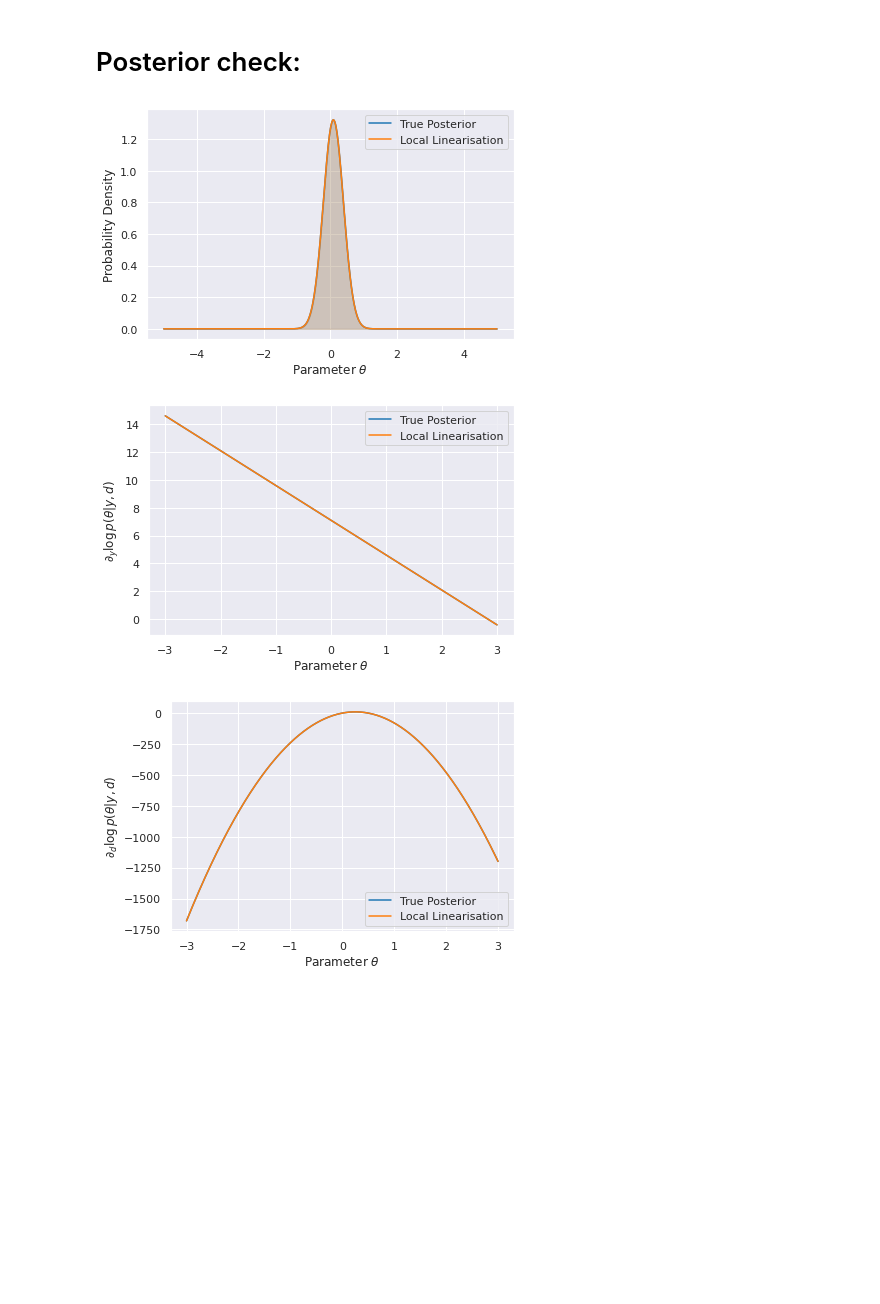
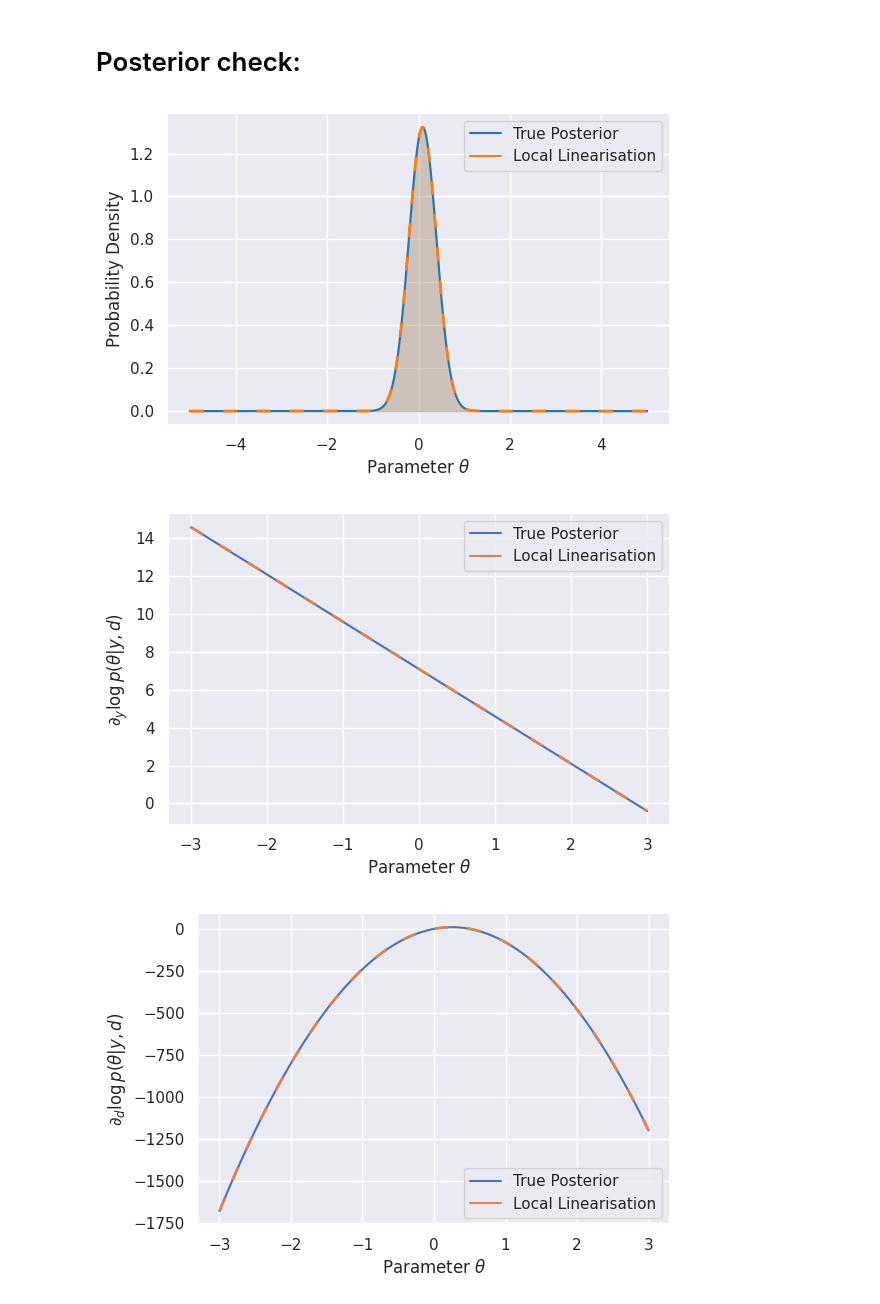
Before and after one commit to mabilton/bayesian_oed_bilton_masters, a Jupyter notebook: chapter_3/0_local_linearisation_verification.ipynb, the cells around one changed output. Saved outputs shown, nothing was run; the diff lists cells and outputs as text; code cells hidden in the pictures; blank space fills up the shorter version.

Commit message:
Dashed lines for chap 2 local lin figs.

```diff
--- a/chapter_3/0_local_linearisation_verification.ipynb
+++ b/chapter_3/0_local_linearisation_verification.ipynb
@@ -18,7 +19,7 @@ palette = sns.color_palette()
 # Seaborn theme:
 sns.set_theme(style='darkgrid')
 # %%
-fig_save_dir = './figs/locallin'
+fig_save_dir = './figs/'
 if not os.path.isdir(fig_save_dir):
     os.mkdir(fig_save_dir)
 # %% [markdown]
@@ -69,10 +68,13 @@ d = jnp.array([[0]])
 pdfs = {'True Posterior': jnp.exp(true_posterior['logpdf'](theta_plot, y, d)),
         'Local Linearisation': jnp.exp(approx_posterior.logpdf(theta_plot, y, d)['logpdf'])}
 plotting_helpers.plot_distributions(pdfs, theta_plot, 'Parameter $\\theta$')
+ax = plt.gca()
+ax.lines[1].set_linestyle((0,(5,7)))
+ax.lines[1].set_linewidth(2)
 plt.tight_layout()
 plt.savefig(os.path.join(fig_save_dir, 'll_post.pdf'), bbox_inches='tight')
 # %% [output]
-[figure, old version]
+[figure, new version]
 # %%
 theta_plot = jnp.linspace(-3,3,1000).reshape(-1,1)
 y = jnp.array([[0.8]])
@@ -83,25 +85,29 @@ fig, ax = plt.subplots()
 for i, (key, grad) in enumerate(pdfs_dy.items()):
     sns.lineplot(x=theta_plot.squeeze(), y=grad.squeeze(), color=palette[i], label=key)
 plotting_helpers.clean_up_plot(fig)
+ax.lines[1].set_linestyle((0,(5,7)))
+ax.lines[1].set_linewidth(2)
 ax.set_xlabel("Parameter $\\theta$")
 ax.set_ylabel('$\partial_y \log{p(\\theta|y,d)}$')
 plt.tight_layout()
 plt.savefig(os.path.join(fig_save_dir, 'll_post_dy.pdf'), bbox_inches='tight')
 # %% [output]
-[figure, old version]
+[figure, new version]
 # %%
 theta_plot = jnp.linspace(-3,3,1000).reshape(-1,1)
 y = jnp.array([[0.4]])
 d = jnp.array([[3.]])
 pdfs_dd = {'True Posterior': true_posterior['logpdf_dd'](theta_plot, y, d),
            'Local Linearisation': approx_posterior.logpdf(theta_plot, y, d, return_dd=True)['logpdf_dd']}
 fig, ax = plt.subplots()
 for i, (key, grad) in enumerate(pdfs_dd.items()):
     sns.lineplot(x=theta_plot.squeeze(), y=grad.squeeze(), color=palette[i], label=key)
 plotting_helpers.clean_up_plot(fig)
+ax.lines[1].set_linestyle((0,(5,7)))
+ax.lines[1].set_linewidth(2)
 ax.set_xlabel("Parameter $\\theta$")
 ax.set_ylabel('$\partial_d \log{p(\\theta|y,d)}$')
 plt.tight_layout()
 plt.savefig(os.path.join(fig_save_dir, 'll_post_dd.pdf'), bbox_inches='tight')
 # %% [output]
-[figure, old version]
+[figure, new version]
```
Also changed, not shown: parts of 2 cells of this notebook, 4 other files.
